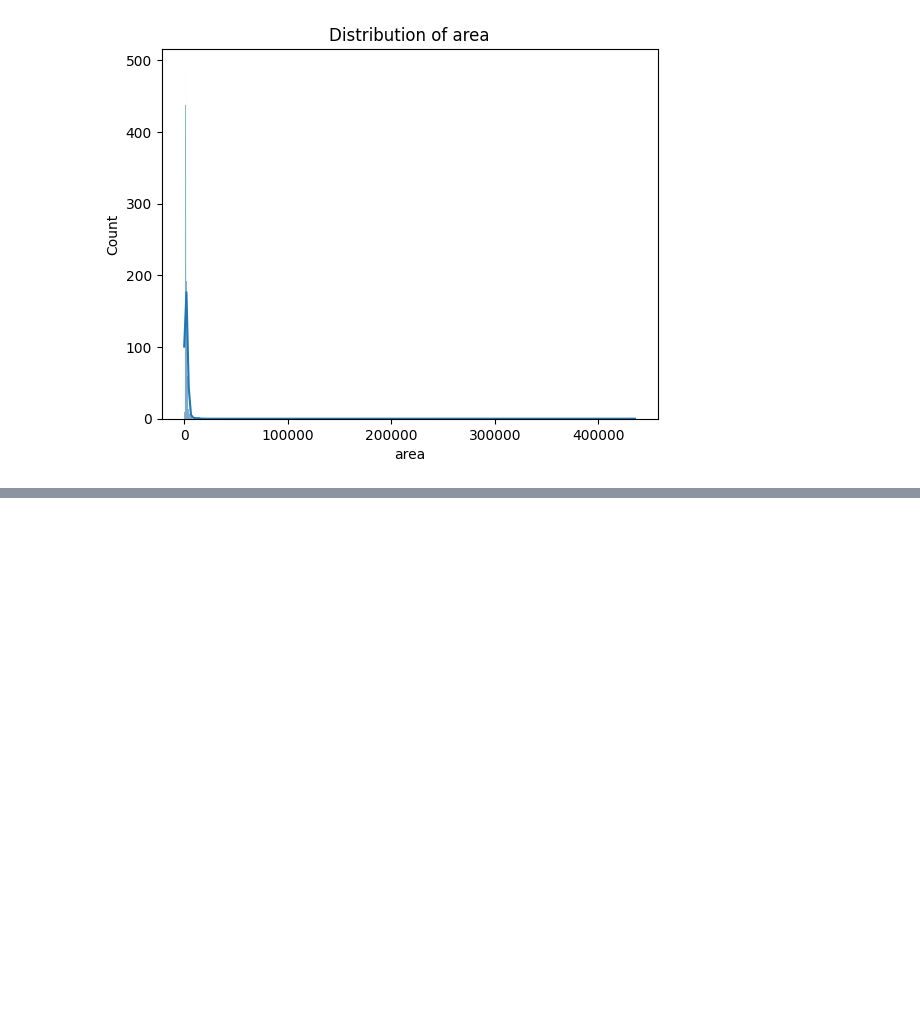
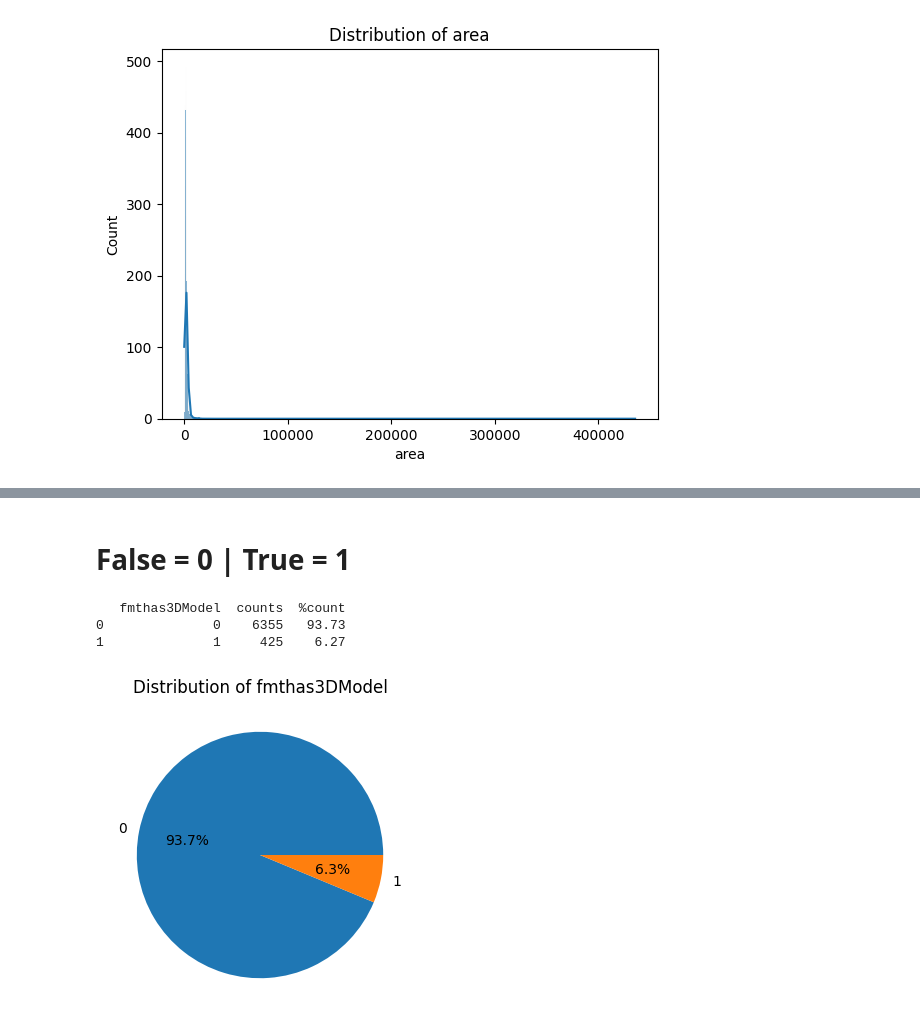
Before and after one commit to Stephkd123/Portfolio-Projects, a Jupyter notebook: Data ETL/house_std.ipynb, the cells around one changed output, grey strips where cells are left out. Saved outputs shown, nothing was run; the diff lists cells and outputs as text; code cells hidden in the pictures; blank space fills up the shorter version.

```diff
--- a/Data ETL/house_std.ipynb
+++ b/Data ETL/house_std.ipynb
@@ -472,0 +670,19 @@ print(fun.metadata(df_2)) # final data distribution
+# %%
+# 1. Convert to categorical
+housing_data['badgeInfo'] = housing_data['badgeInfo'].astype('category')
+# %%
+# 1. Convert to categorical
+housing_data['fmthas3DModel'] = housing_data['has3DModel'].astype('category')
+
+# 2.  Use factorize to convert categories to numerical values
+housing_data['fmthas3DModel'], _ = pd.factorize(housing_data['fmthas3DModel'])
+# %% [markdown]
+# False = 0 | True = 1
+# %%
+#exploring some of the categorical variables
+fun.pie_cate(housing_data, 'fmthas3DModel')
+# %% [output]
+   fmthas3DModel  counts  %count
+0              0    6355   93.73
+1              1     425    6.27
+[figure, added]
```
Also changed, not shown: parts of 117 cells of this notebook.
